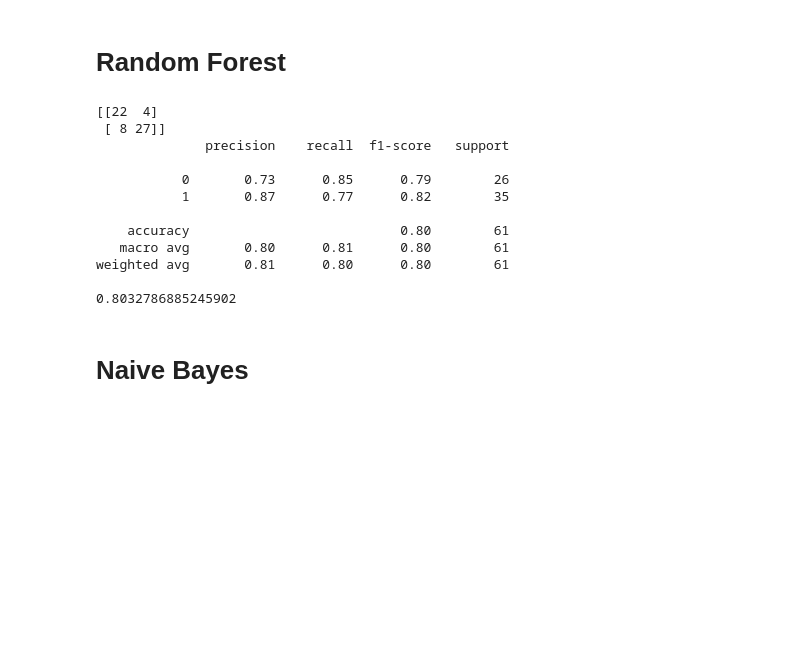
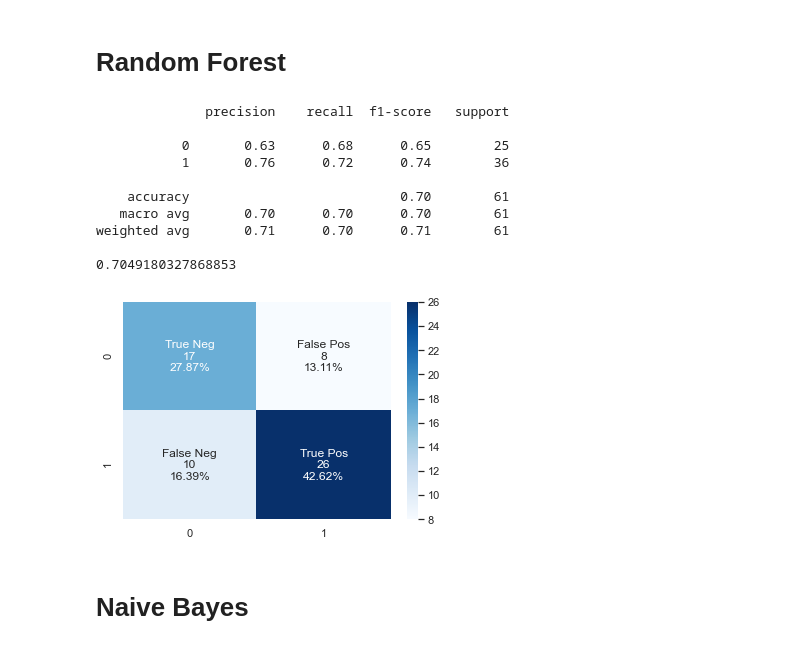
Before and after one commit to maase0/ML_CharacterClassifier, a Jupyter notebook: DataMining.ipynb, the cells around one changed output. Drawn from its saved outputs; the diff is of its cells as text; code cells hidden in the pictures; blank space fills up the shorter version.

```diff
--- a/DataMining.ipynb
+++ b/DataMining.ipynb
@@ -104,26 +127,27 @@ graph
 # %%
 from sklearn.ensemble import RandomForestClassifier
 
-random_forest = RandomForestClassifier(n_estimators=10, random_state=0)
+random_forest = RandomForestClassifier(n_estimators=20, random_state=0, max_depth=4)
 random_forest.fit(X_train, Y_train)
 
 random_forest_score = random_forest.score(X_test, Y_test)
 # %%
 Y_pred = random_forest.predict(X_test)
 
-print(confusion_matrix(Y_test, Y_pred))
+
 print(classification_report(Y_test, Y_pred))
 print(accuracy_score(Y_test, Y_pred))
+
+make_confusion_matrix(confusion_matrix(Y_test, Y_pred))
 # %% [output]
-[[22  4]
- [ 8 27]]
               precision    recall  f1-score   support
 
-           0       0.73      0.85      0.79        26
-           1       0.87      0.77      0.82        35
+           0       0.63      0.68      0.65        25
+           1       0.76      0.72      0.74        36
 
-    accuracy                           0.80        61
-   macro avg       0.80      0.81      0.80        61
-weighted avg       0.81      0.80      0.80        61
+    accuracy                           0.70        61
+   macro avg       0.70      0.70      0.70        61
+weighted avg       0.71      0.70      0.71        61
 
-0.8032786885245902
+0.7049180327868853
+[figure, added]
```
Also changed, not shown: parts of 21 cells of this notebook, 1 other file.
